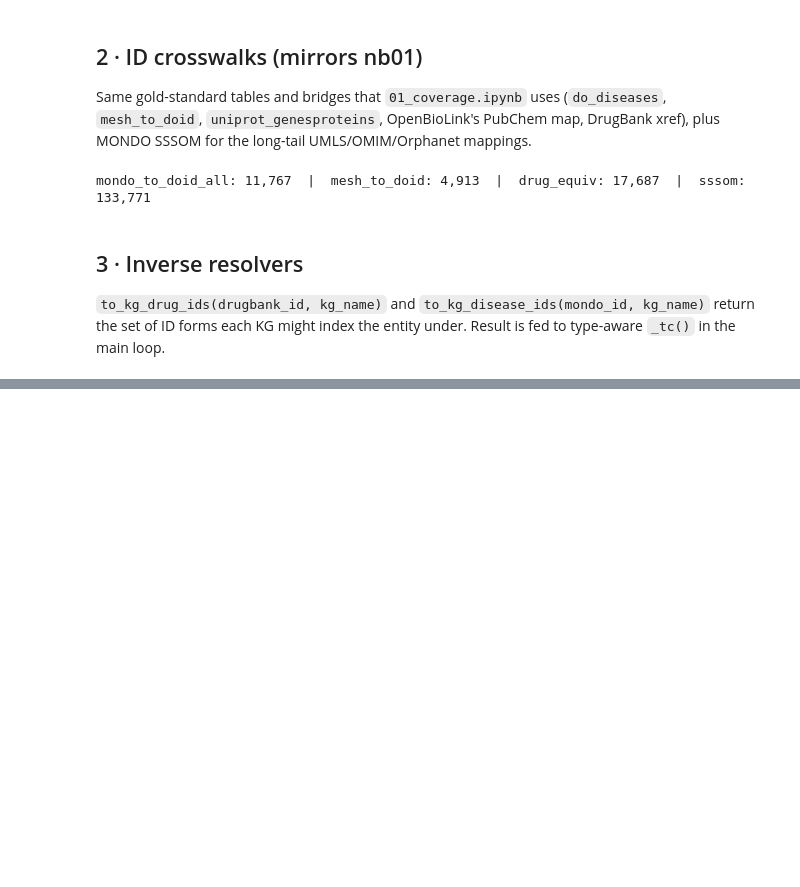
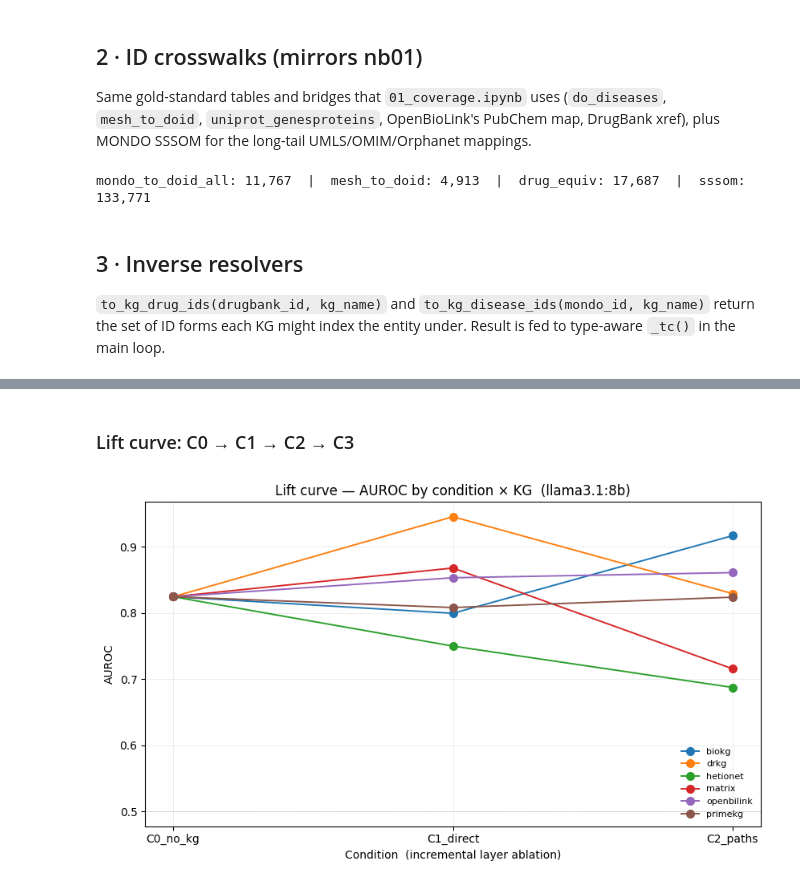
Before and after one commit to emmolins/biokgsuite_dashboard, a Jupyter notebook: eval_notebooks/09_llm_integration.ipynb, the cells around one changed output, grey strips where cells are left out. Drawn from its saved outputs; the diff is of its cells as text; code cells hidden in the pictures; blank space fills up the shorter version.

```diff
--- a/eval_notebooks/09_llm_integration.ipynb
+++ b/eval_notebooks/09_llm_integration.ipynb
@@ -834,0 +1122,32 @@ quality = {kg.lower(): float(np.mean(v)) for kg, v in per_kg_dim.items() if v}
+# %% [markdown]
+### Lift curve: C0 → C1 → C2 → C3
+# %%
+import matplotlib.pyplot as plt
+
+cond_order = [c for c in CONDITIONS if c != 'C4_drug_only']  # main lift curve
+auroc_by_kg = (r.groupby(['kg', 'condition'])
+                .apply(lambda d: roc_auc_score(d['label'],
+                                                d['label_pred'].astype(float)
+                                                * (d['confidence'].fillna(3) / 5.0))
+                       if len(d) > 1 and d['label'].nunique() > 1 else np.nan,
+                       include_groups=False)
+                .unstack()
+                .reindex(columns=cond_order))
+
+fig, ax = plt.subplots(figsize=(8.5, 5))
+for kg_name in auroc_by_kg.index:
+    vals = auroc_by_kg.loc[kg_name].values
+    ax.plot(range(len(cond_order)), vals, '-o', label=kg_name, linewidth=1.4, markersize=7)
+ax.axhline(0.5, ls=':', color='#aaa', lw=0.7)
+ax.set_xticks(range(len(cond_order)))
+ax.set_xticklabels(cond_order)
+ax.set_xlabel('Condition  (incremental layer ablation)')
+ax.set_ylabel('AUROC')
+ax.set_title(f'Lift curve — AUROC by condition × KG  ({LLM_TAG})')
+ax.legend(loc='lower right', fontsize=8, frameon=False)
+ax.grid(alpha=0.3, linewidth=0.5)
+fig.tight_layout()
+fig.savefig(FIGS / '09_lift_curve.png', dpi=140, bbox_inches='tight')
+plt.show()
+# %% [output]
+[figure, added]
```
Also changed, not shown: parts of 41 cells of this notebook, 13 other files.
